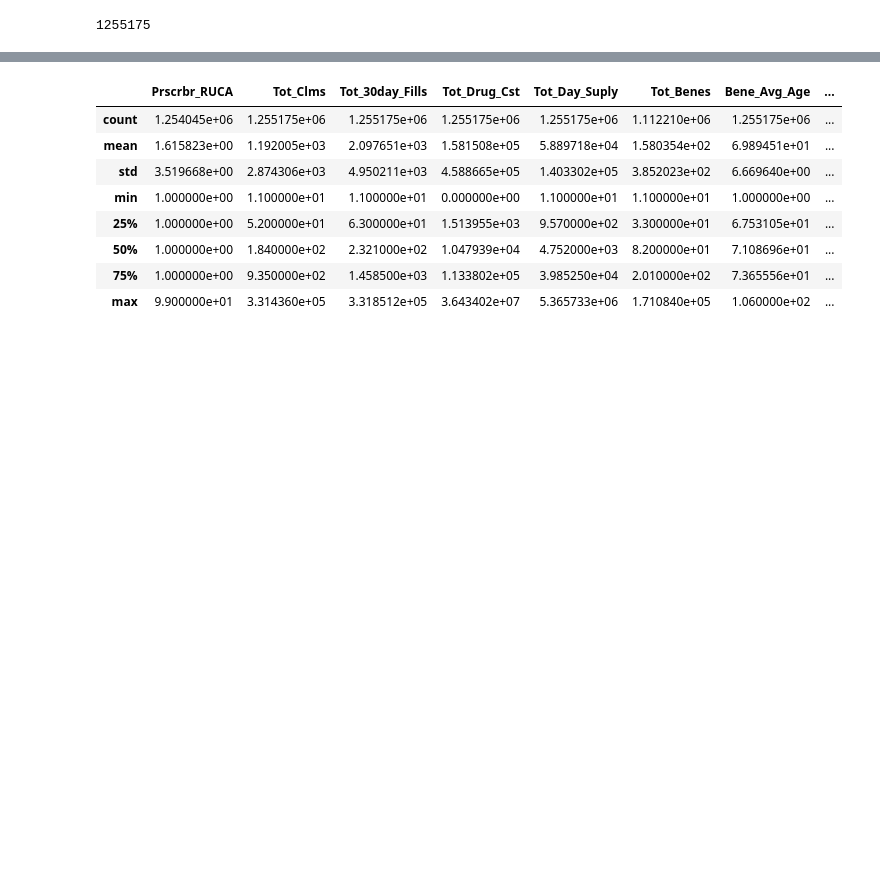
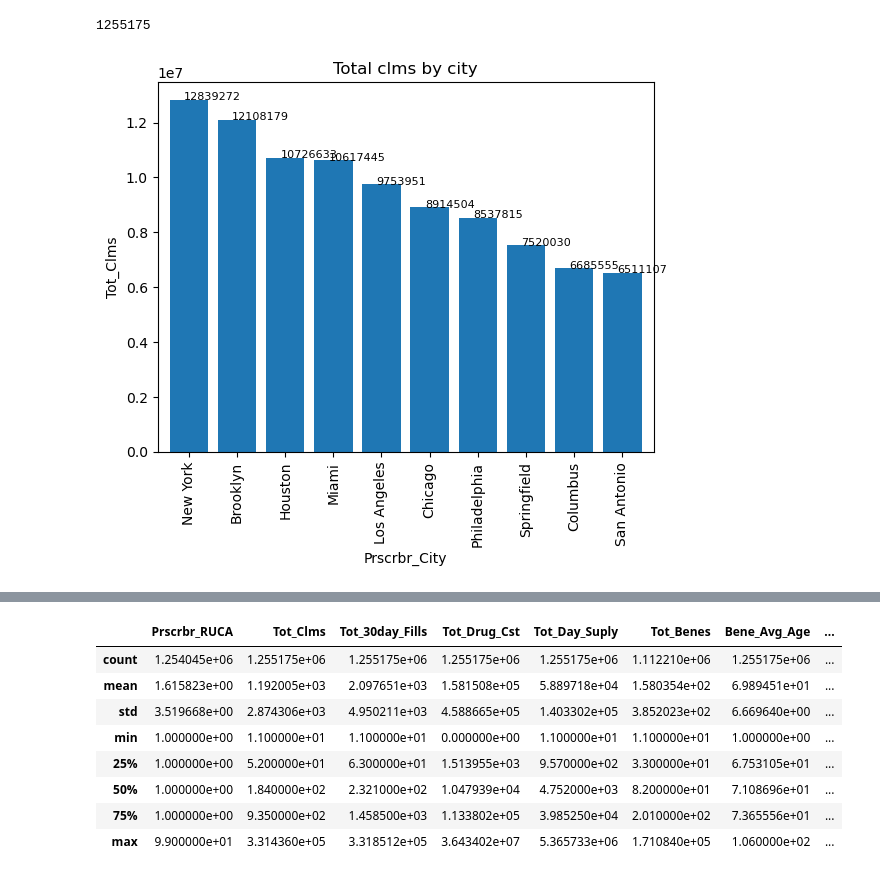
Before and after one commit to yarradedeepya/Health-Insurance-claims-prediction, a Jupyter notebook: healthinurance-claims.ipynb, the cells around one changed output, grey strips where cells are left out. Drawn from its saved outputs; the diff is of its cells as text; code cells hidden in the pictures; blank space fills up the shorter version.

```diff
--- a/healthinurance-claims.ipynb
+++ b/healthinurance-claims.ipynb
@@ -49,3 +49,17 @@ unique_counts = df['PRSCRBR_NPI'].nunique()
 print(unique_counts)
 # %% [output]
 1255175
+# %%
+#df.groupby('Prscrbr_City')['Tot_Clms'].sum().plot(kind='bar', xlabel='Prscrbr_City', ylabel='Tot_Clms', title='Total clms by city')
+grouped_df = df.groupby('Prscrbr_City')['Tot_Clms'].sum().nlargest(10)
+
+# create a bar plot of the top 10 cities with enough space between the bars
+ax = grouped_df.plot(kind='bar', xlabel='Prscrbr_City', ylabel='Tot_Clms', title='Total clms by city', width=0.8)
+
+# add value labels to the bar chart
+for i, v in enumerate(grouped_df):
+    ax.text(i-0.1, v+20, str(v), color='black', fontsize=8)
+
+plt.show()
+# %% [output]
+[figure, added]
```
Also changed, not shown: parts of 31 cells of this notebook.
